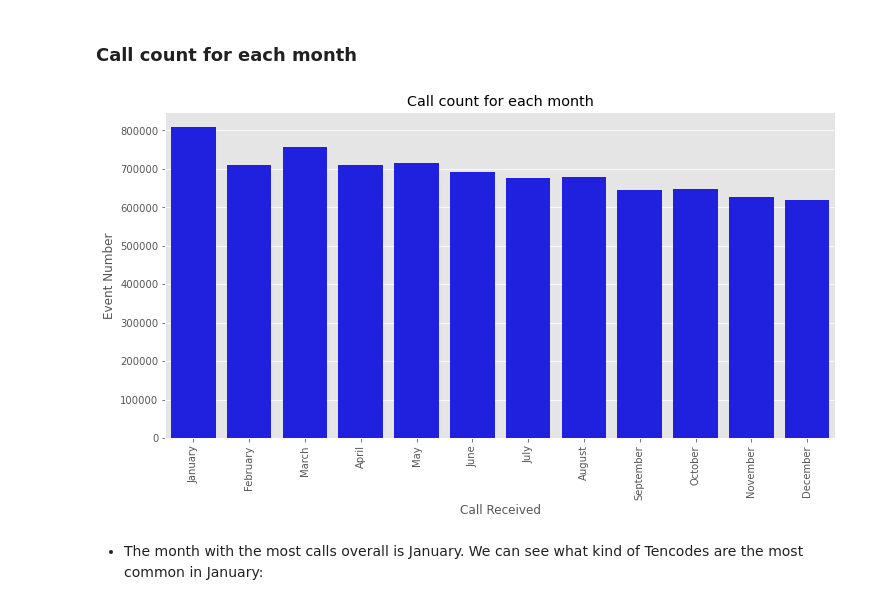
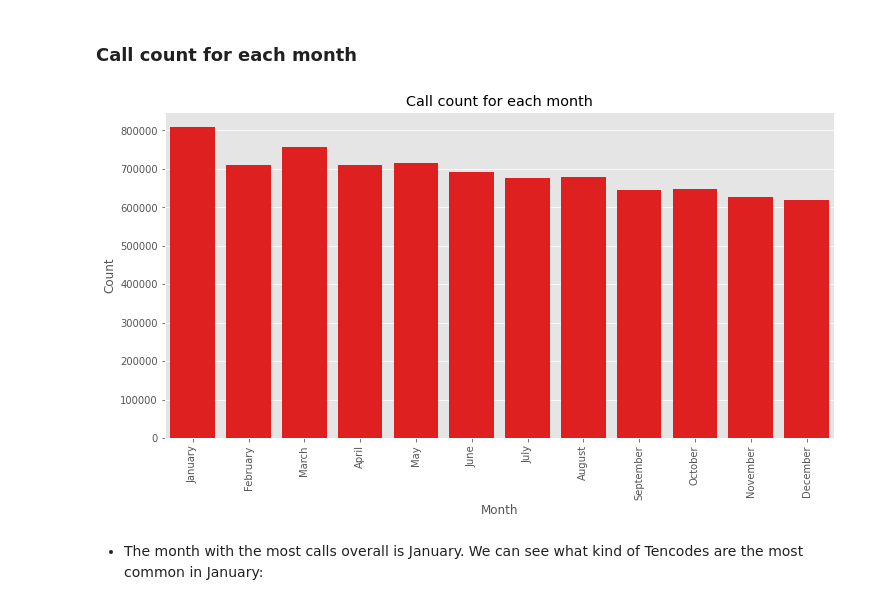
Before and after one commit to ronaldpacheco/Nashville_Police_Calls, a Jupyter notebook: Police_calls_analysis.ipynb, the cells around one changed output. Drawn from its saved outputs; the diff is of its cells as text; code cells hidden in the pictures.

```diff
--- a/Police_calls_analysis.ipynb
+++ b/Police_calls_analysis.ipynb
@@ -111,12 +114,14 @@ Freq: D, Name: Event Number, dtype: int64
 # %%
 plt.figure(figsize=(12,6))
 sns.barplot(data=pd.DataFrame(data.groupby(data.index.month_name())['Event Number'].count()).reset_index(), x='Call Received', y='Event Number',
-            order=['January', 'February', 'March', 'April', 'May', 'June', 'July', 'August', 'September', 'October', 'November', 'December'], color='b')
+            order=['January', 'February', 'March', 'April', 'May', 'June', 'July', 'August', 'September', 'October', 'November', 'December'], color='r')
 plt.xticks(rotation = 90)
 plt.title('Call count for each month')
+plt.ylabel('Count')
+plt.xlabel('Month')
 plt.show()
 # %% [output]
-[figure, old version]
+[figure, new version]
 # %% [markdown]
 - The month with the most calls overall is January. We can see what kind of Tencodes are the most common in January:
 # %%
```
Also changed, not shown: parts of 19 cells of this notebook, 2 other files.
